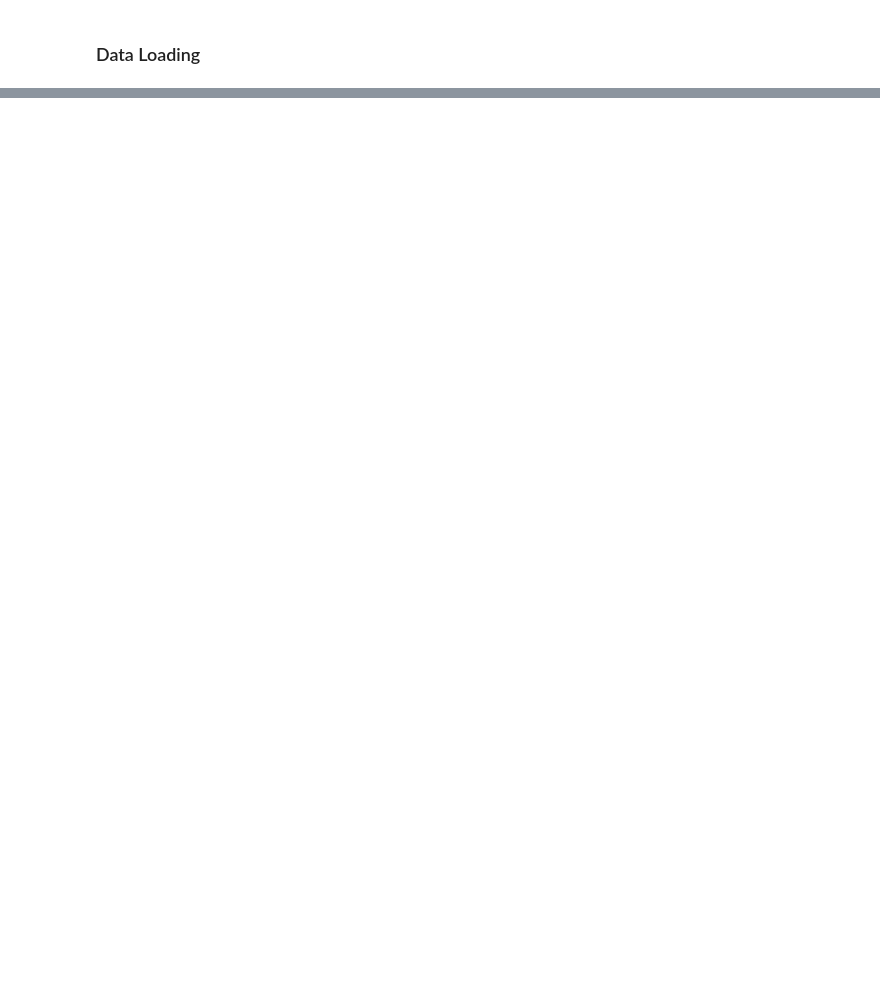
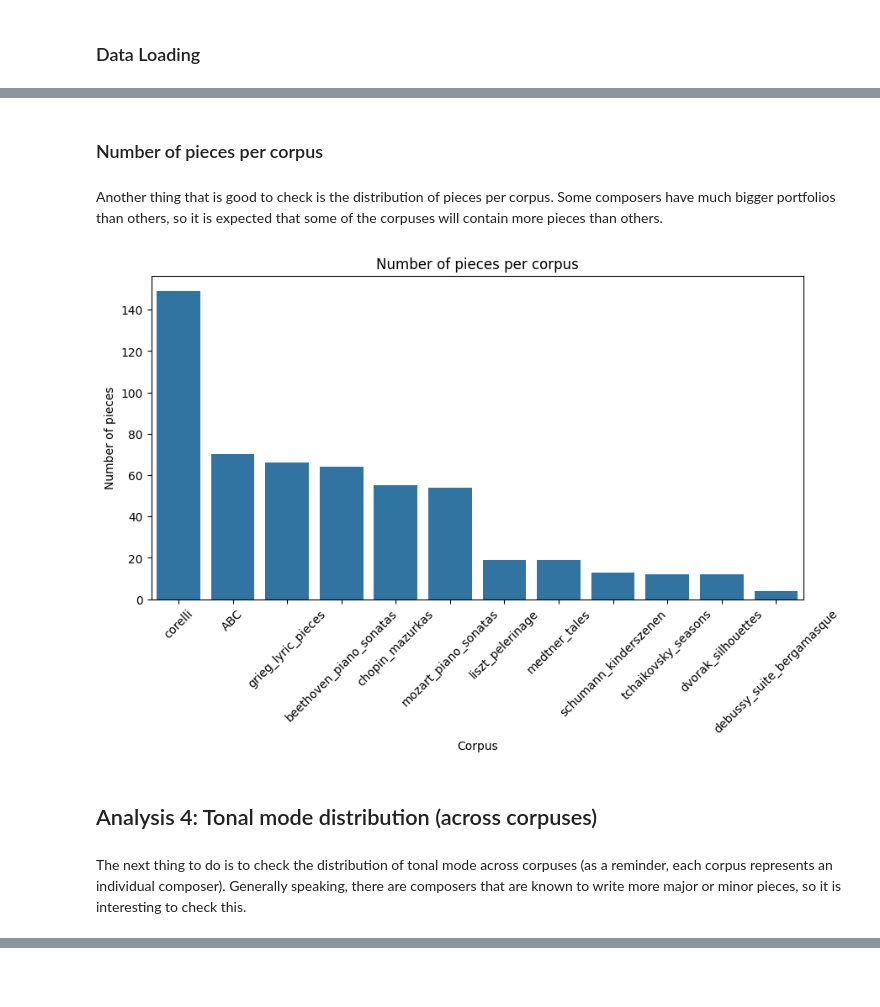
Before and after one commit to ele-spano22/master-thesis, a Jupyter notebook: notebooks/EDA.ipynb, the cells around one changed output, grey strips where cells are left out. Drawn from its saved outputs; the diff is of its cells as text; code cells hidden in the pictures; blank space fills up the shorter version.

```diff
--- a/notebooks/EDA.ipynb
+++ b/notebooks/EDA.ipynb
@@ -57,0 +432,3 @@ Make sure to add some explanation of what you are doing in your code. This will
+# %%
+metadata["tonic"] = metadata["annotated_key"].str.capitalize()
+metadata[["annotated_key", "tonic", "mode"]].head(20)
@@ -57,0 +453,25 @@ Make sure to add some explanation of what you are doing in your code. This will
+# %% [markdown]
+### Number of pieces per corpus
+# %% [markdown]
+Another thing that is good to check is the distribution of pieces per corpus. Some composers have much bigger portfolios than others, so it is expected that some of the corpuses will contain more pieces than others.
+# %%
+plt.figure(figsize=(10,5))
+
+sns.countplot(
+    data=metadata,
+    x="corpus",
+    order=metadata["corpus"].value_counts().index
+)
+
+plt.xticks(rotation=45)
+plt.title("Number of pieces per corpus")
+plt.xlabel("Corpus")
+plt.ylabel("Number of pieces")
+
+plt.show()
+# %% [output]
+[figure, added]
+# %% [markdown]
+## Analysis 4: Tonal mode distribution (across corpuses)
+# %% [markdown]
+The next thing to do is to check the distribution of tonal mode across corpuses (as a reminder, each corpus represents an individual composer). Generally speaking, there are composers that are known to write more major or minor pieces, so it is interesting to check this.
```
Also changed, not shown: parts of 109 cells of this notebook.
